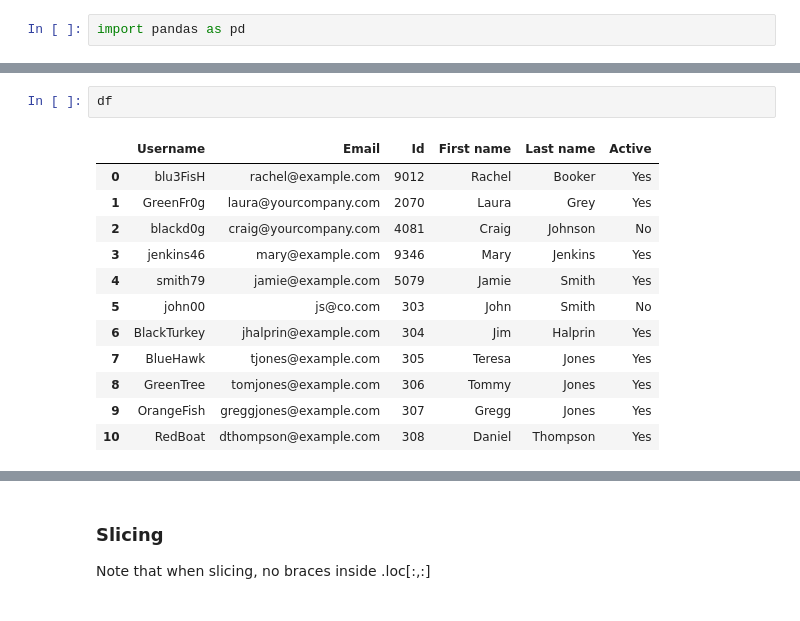
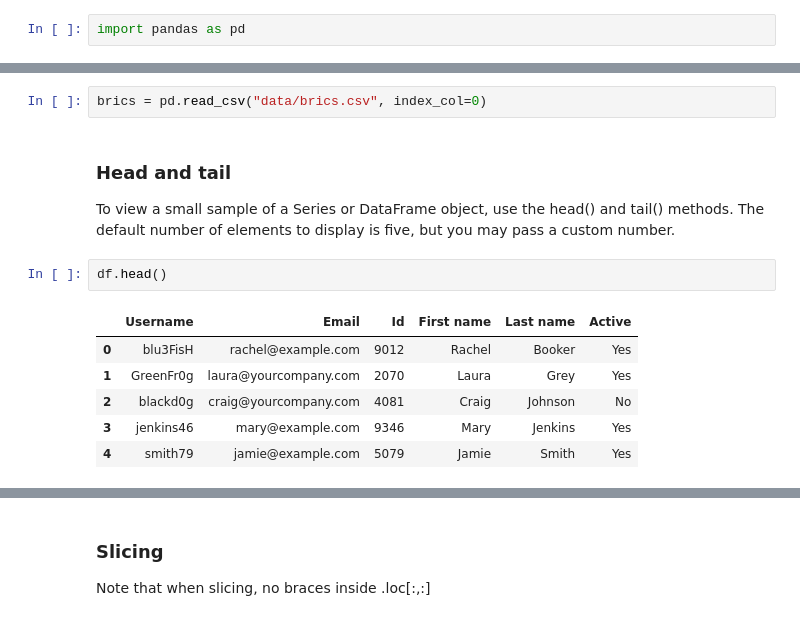
Before and after one commit to karadasmurat/python, a Jupyter notebook: data_science/pandas_demo.ipynb, the cells around one changed output, grey strips where cells are left out. Saved outputs shown, nothing was run; the diff lists cells and outputs as text.

```diff
--- a/data_science/pandas_demo.ipynb
+++ b/data_science/pandas_demo.ipynb
@@ -10,15 +164,14 @@ df = pd.read_csv("data/users.csv")
 # %%
-df
+brics = pd.read_csv("data/brics.csv", index_col=0)
-# %% [output]
-|  | Username | Email | Id | First name | Last name | Active |
-| 0 | blu3FisH | rachel@example.com | 9012 | Rachel | Booker | Yes |
-| 1 | GreenFr0g | laura@yourcompany.com | 2070 | Laura | Grey | Yes |
-| 2 | blackd0g | craig@yourcompany.com | 4081 | Craig | Johnson | No |
-| 3 | jenkins46 | mary@example.com | 9346 | Mary | Jenkins | Yes |
-| 4 | smith79 | jamie@example.com | 5079 | Jamie | Smith | Yes |
-| 5 | john00 | js@co.com | 303 | John | Smith | No |
-| 6 | BlackTurkey | jhalprin@example.com | 304 | Jim | Halprin | Yes |
-| 7 | BlueHawk | tjones@example.com | 305 | Teresa | Jones | Yes |
-| 8 | GreenTree | tomjones@example.com | 306 | Tommy | Jones | Yes |
-| 9 | OrangeFish | greggjones@example.com | 307 | Gregg | Jones | Yes |
-| 10 | RedBoat | dthompson@example.com | 308 | Daniel | Thompson | Yes |
+# %% [markdown]
+### Head and tail
+To view a small sample of a Series or DataFrame object, use the head() and tail() methods. The default number of elements to display is five, but you may pass a custom number.
+# %%
+df.head()
+# %% [output]
+|  | Username | Email | Id | First name | Last name | Active |
+| 0 | blu3FisH | rachel@example.com | 9012 | Rachel | Booker | Yes |
+| 1 | GreenFr0g | laura@yourcompany.com | 2070 | Laura | Grey | Yes |
+| 2 | blackd0g | craig@yourcompany.com | 4081 | Craig | Johnson | No |
+| 3 | jenkins46 | mary@example.com | 9346 | Mary | Jenkins | Yes |
+| 4 | smith79 | jamie@example.com | 5079 | Jamie | Smith | Yes |
```
Also changed, not shown: parts of 45 cells of this notebook, 14 other files.
